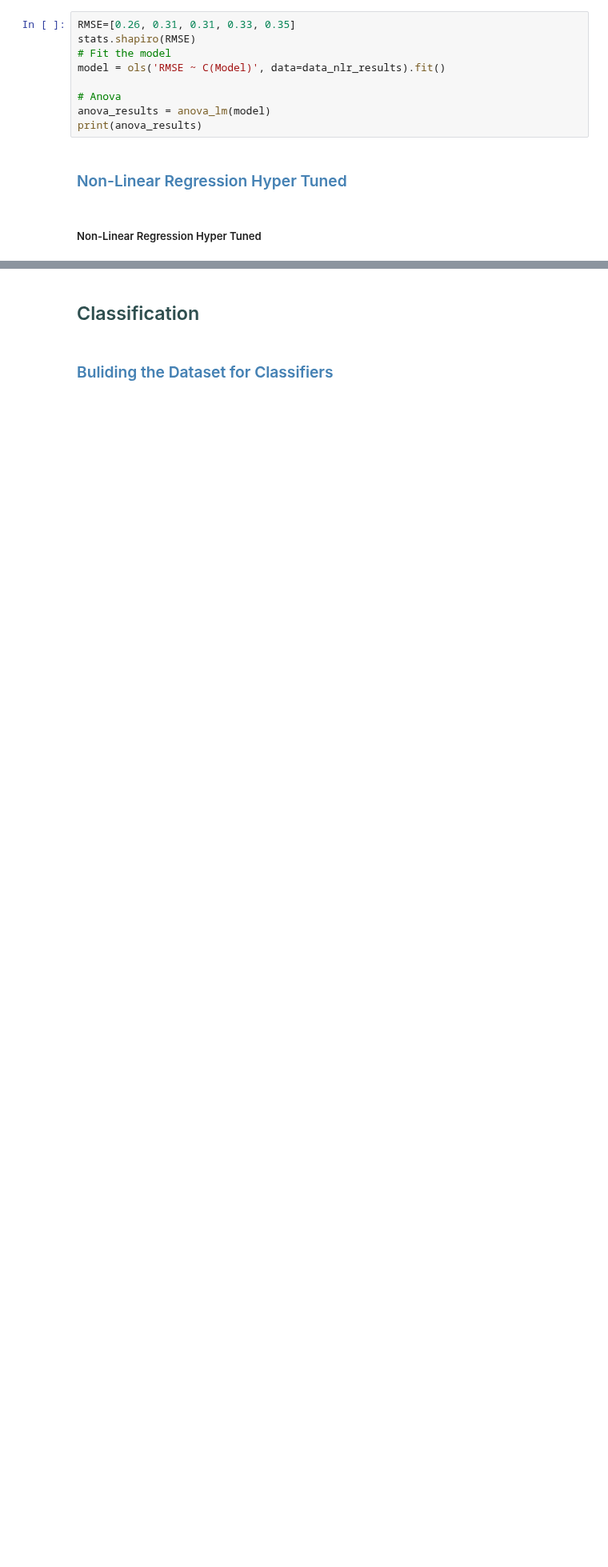
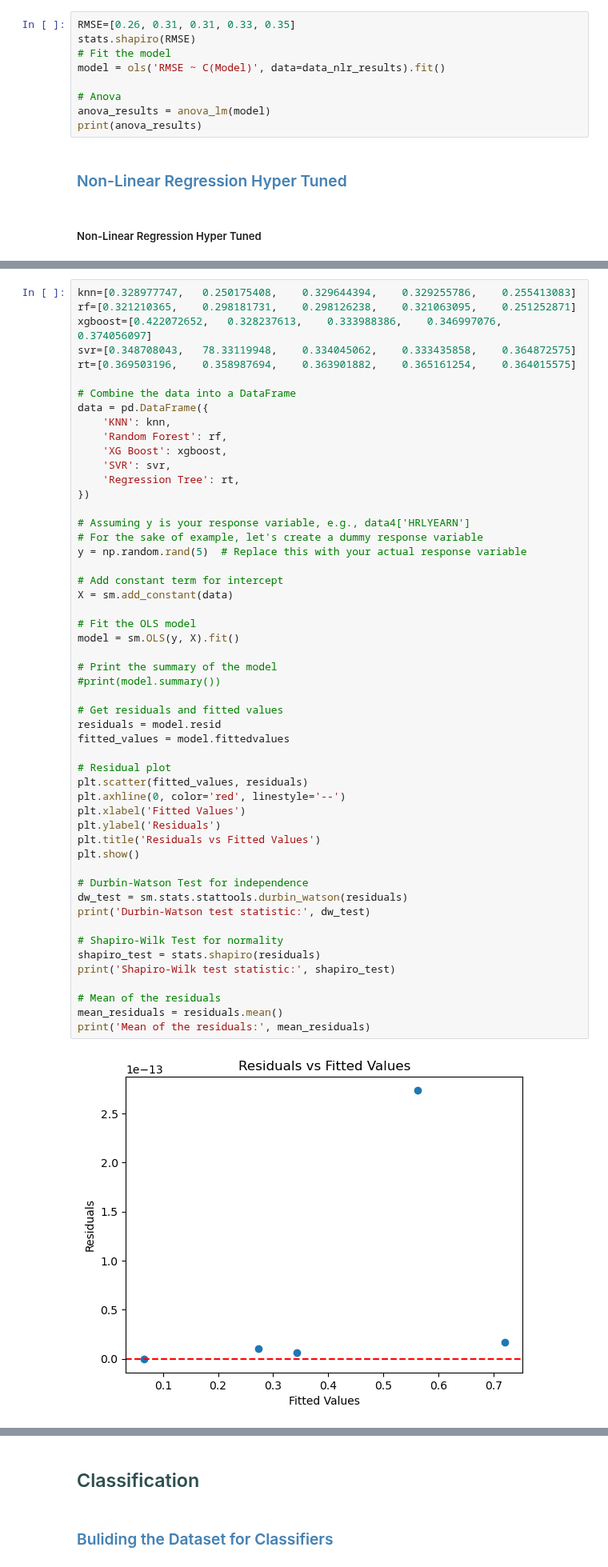
Before and after one commit to harpkang/CIND820_CAPSTONE, a Jupyter notebook: Code/kang_harpreet_code_cind820.ipynb, the cells around one changed output, grey strips where cells are left out. Shown at 80% size. Saved outputs shown, nothing was run; the diff lists cells and outputs as text; blank space fills up the shorter version.

```diff
--- a/Code/kang_harpreet_code_cind820.ipynb
+++ b/Code/kang_harpreet_code_cind820.ipynb
@@ -1307,0 +1328,54 @@ scores_df.to_excel(r'Non-Linear-Regression_Hypertuned.xlsx', index=False)
+# %%
+knn=[0.328977747,	0.250175408,	0.329644394,	0.329255786,	0.255413083]
+rf=[0.321210365,	0.298181731,	0.298126238,	0.321063095,	0.251252871]
+xgboost=[0.422072652,	0.328237613,	0.333988386,	0.346997076,	0.374056097]
+svr=[0.348708043,	78.33119948,	0.334045062,	0.333435858,	0.364872575]
+rt=[0.369503196,	0.358987694,	0.363901882,	0.365161254,	0.364015575]
+
+# Combine the data into a DataFrame
+data = pd.DataFrame({
+    'KNN': knn,
+    'Random Forest': rf,
+    'XG Boost': xgboost,
+    'SVR': svr,
+    'Regression Tree': rt,
+})
+
+# Assuming y is your response variable, e.g., data4['HRLYEARN']
+# For the sake of example, let's create a dummy response variable
+y = np.random.rand(5)  # Replace this with your actual response variable
+
+# Add constant term for intercept
+X = sm.add_constant(data)
+
+# Fit the OLS model
+model = sm.OLS(y, X).fit()
+
+# Print the summary of the model
+#print(model.summary())
+
+# Get residuals and fitted values
+residuals = model.resid
+fitted_values = model.fittedvalues
+
+# Residual plot
+plt.scatter(fitted_values, residuals)
+plt.axhline(0, color='red', linestyle='--')
+plt.xlabel('Fitted Values')
+plt.ylabel('Residuals')
+plt.title('Residuals vs Fitted Values')
+plt.show()
+
+# Durbin-Watson Test for independence
+dw_test = sm.stats.stattools.durbin_watson(residuals)
+print('Durbin-Watson test statistic:', dw_test)
+
+# Shapiro-Wilk Test for normality
+shapiro_test = stats.shapiro(residuals)
+print('Shapiro-Wilk test statistic:', shapiro_test)
+
+# Mean of the residuals
+mean_residuals = residuals.mean()
+print('Mean of the residuals:', mean_residuals)
+# %% [output]
+[figure, added]
```
Also changed, not shown: parts of 9 cells of this notebook, 8 other files.
